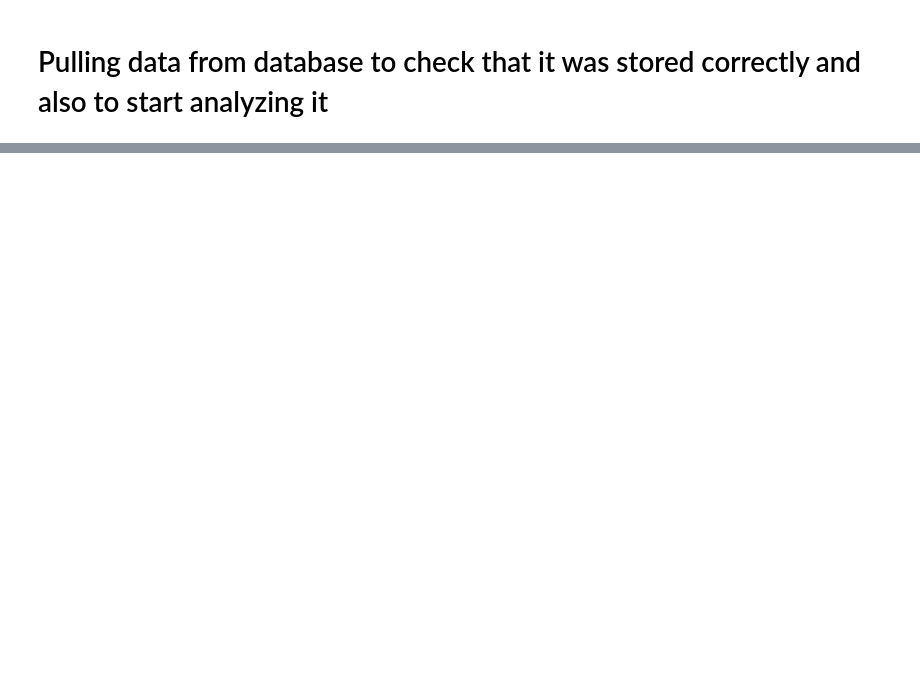
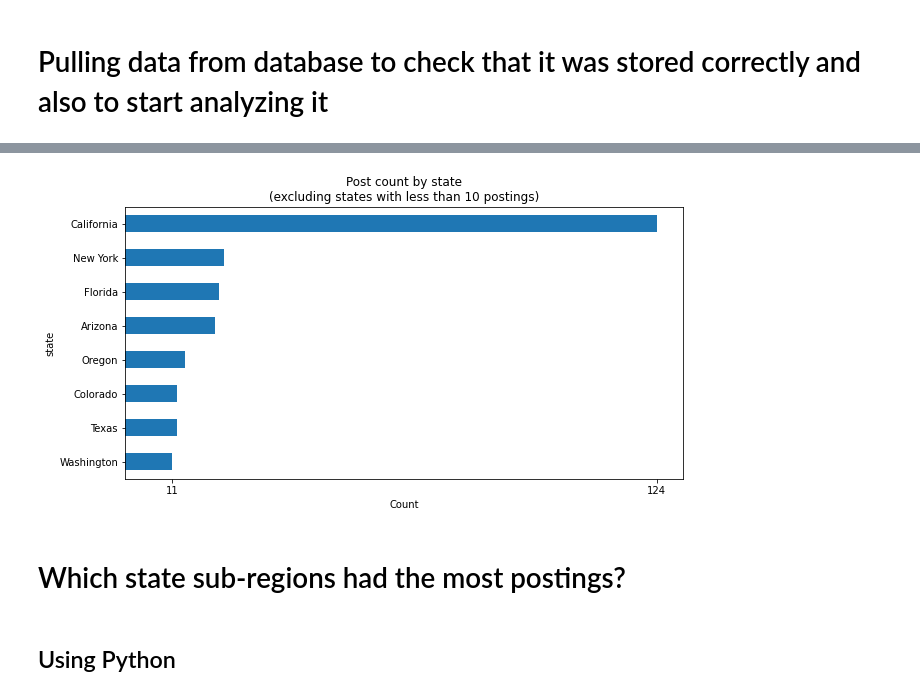
Before and after one commit to papir805/craigslist_web_scraper, a Jupyter notebook: CL_eda/tutoring_EDA_with_SQL.ipynb, the cells around one changed output, grey strips where cells are left out. Cells and saved outputs as stored; diff of their text form; code cells hidden in the pictures; blank space fills up the shorter version.

```diff
--- a/CL_eda/tutoring_EDA_with_SQL.ipynb
+++ b/CL_eda/tutoring_EDA_with_SQL.ipynb
@@ -156,0 +117,25 @@ df_sql.groupby('us_division')['price'].agg(['mean', 'size'])
+# %%
+post_count_by_state = pd.read_sql_query("""
+  SELECT cl.state
+       , COUNT(cl.id) AS num_postings
+    FROM cl_tutoring AS cl
+   WHERE cl.date_scraped = '2022-02-03' AND cl.price IS NOT NULL
+GROUP BY cl.state
+  HAVING COUNT(cl.id) >= 10
+ORDER BY 2 DESC;""", con=conn, index_col='state')
+# %%
+fig, ax = plt.subplots(1,1,figsize=(10,5))
+#state_counts_df[st_cnt_greater_10]['state'].value_counts().plot(kind='bar', ax=ax);
+
+post_count_by_state.sort_values(by='num_postings',ascending=True).plot(kind='barh', ax=ax)
+ax.set_xticks([post_count_by_state['num_postings'].min(),
+               post_count_by_state['num_postings'].max()])
+ax.set_xlabel('Count')
+plt.title('Post count by state\n(excluding states with less than 10 postings)')
+ax.get_legend().remove();
+# %% [output]
+[figure, added]
+# %% [markdown]
+# Which state sub-regions had the most postings?
+# %% [markdown]
+## Using Python
```
Also changed, not shown: parts of 80 cells of this notebook, 3 other files.
